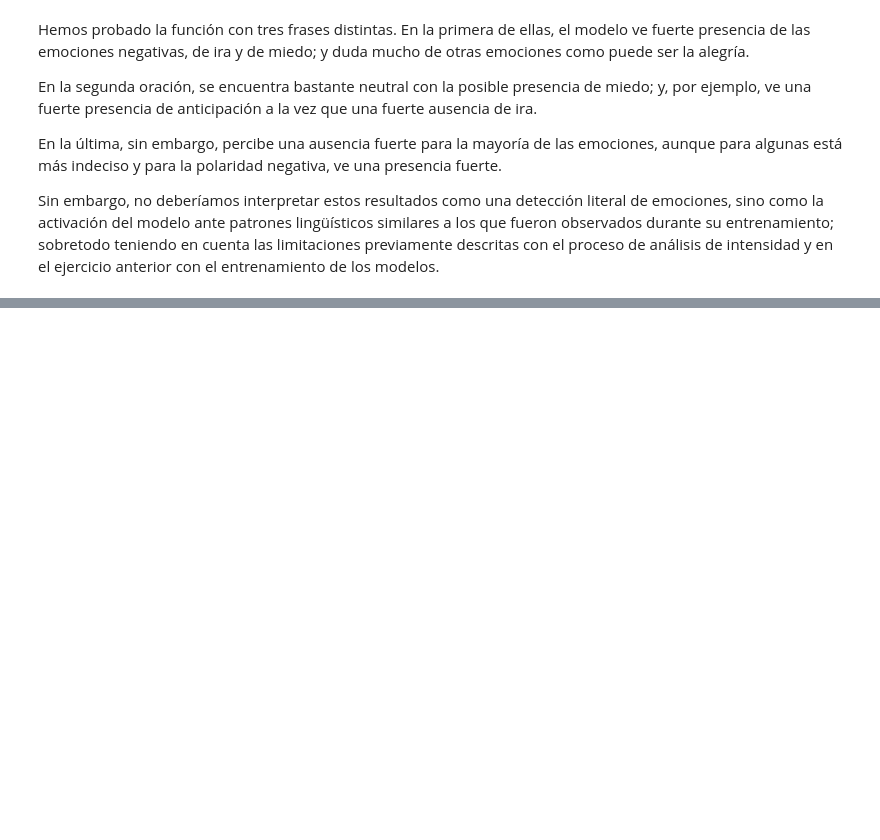
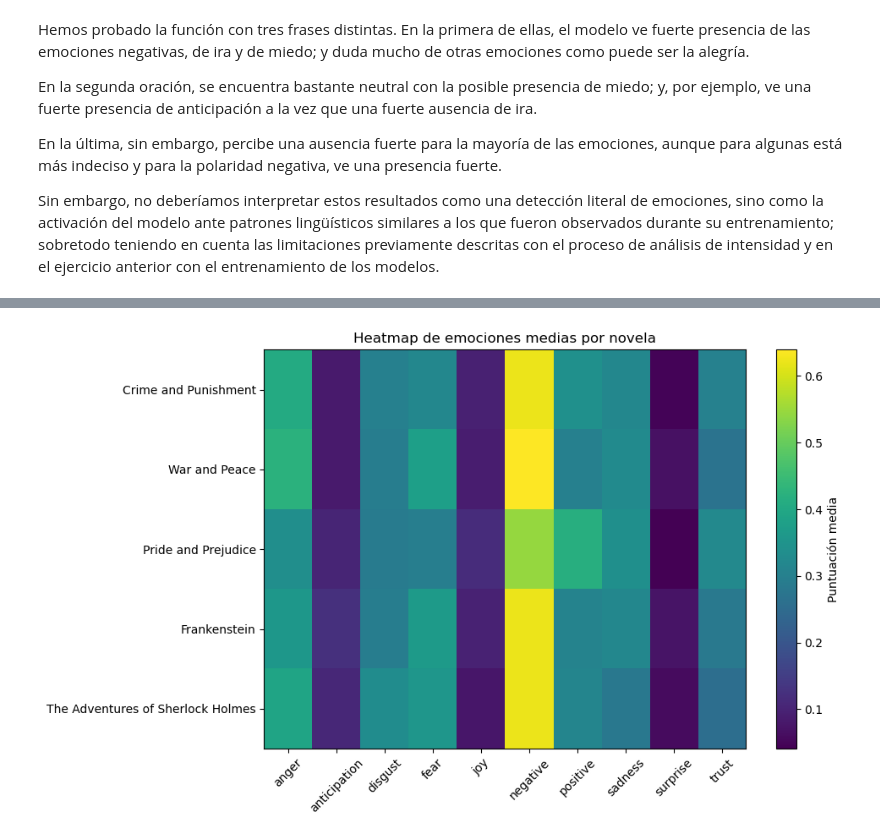
Before and after one commit to agustito37/entregable-procesamiento-lenguaje, a Jupyter notebook: entregable.ipynb, the cells around one changed output, grey strips where cells are left out. Cells and saved outputs as stored; diff of their text form; code cells hidden in the pictures; blank space fills up the shorter version.

```diff
--- a/entregable.ipynb
+++ b/entregable.ipynb
@@ -427,0 +661,11 @@ Sin embargo, no deberíamos interpretar estos resultados como una detección lit
+# %%
+plt.figure(figsize=(10, 6))
+plt.imshow(compare_plot_df, aspect="auto")
+plt.colorbar(label="Puntuación media")
+plt.xticks(range(len(compare_plot_df.columns)), compare_plot_df.columns, rotation=45)
+plt.yticks(range(len(compare_plot_df.index)), compare_plot_df.index)
+plt.title("Heatmap de emociones medias por novela")
+plt.tight_layout()
+plt.show()
+# %% [output]
+[figure, added]
```
Also changed, not shown: parts of 29 cells of this notebook, 17 other files.
